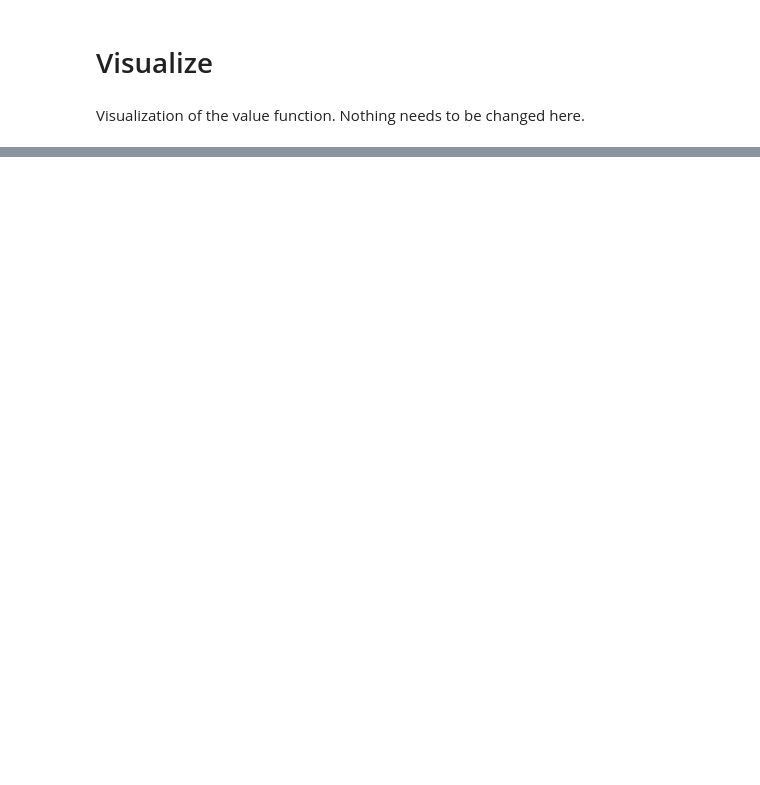
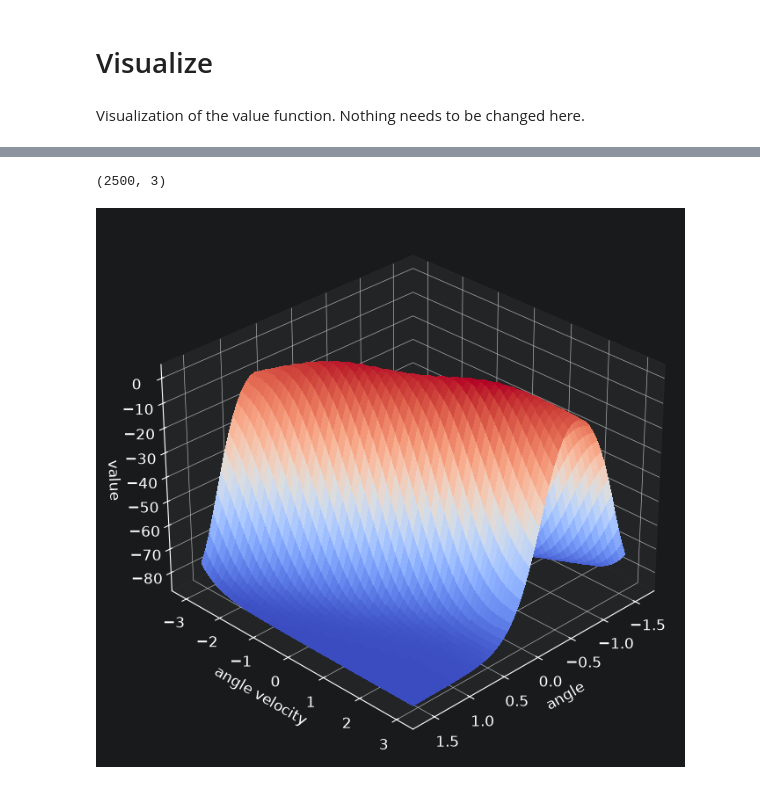
Before and after one commit to mawiit15/reinforcement-learning, a Jupyter notebook: 5_gym_valueapprox/value_approx.ipynb, the cells around one changed output, grey strips where cells are left out. Cells and saved outputs as stored; diff of their text form; code cells hidden in the pictures; blank space fills up the shorter version.

```diff
--- a/5_gym_valueapprox/value_approx.ipynb
+++ b/5_gym_valueapprox/value_approx.ipynb
@@ -146,2 +170,7 @@ def plot_value_function(value_function):
+# %%
+fig = plot_value_function(valuefunc)
+# %% [output]
+(2500, 3)
+[figure, added]
 # %%
 fig.savefig("value_approx.pdf", bbox_inches="tight")
```
Also changed, not shown: parts of 13 cells of this notebook.
